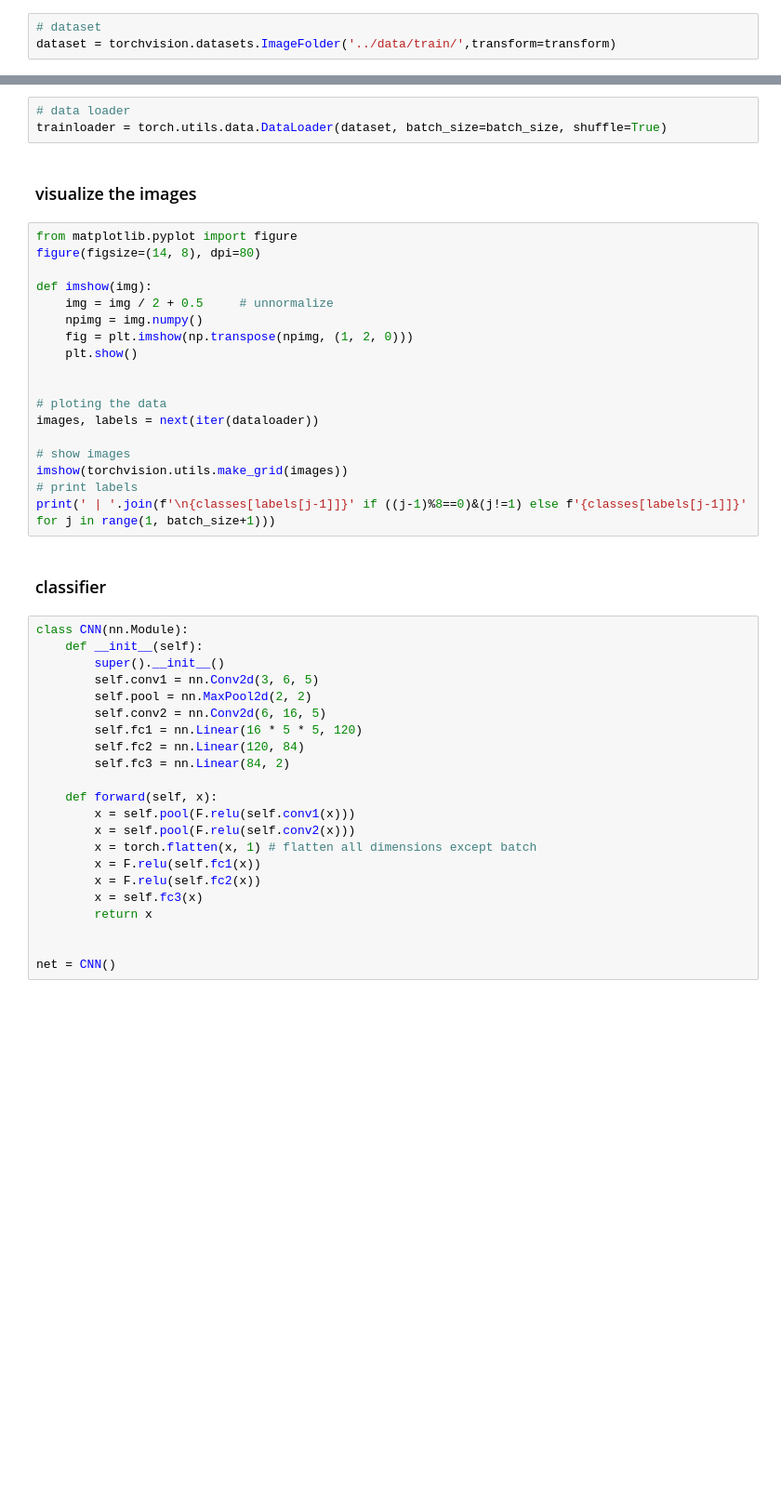
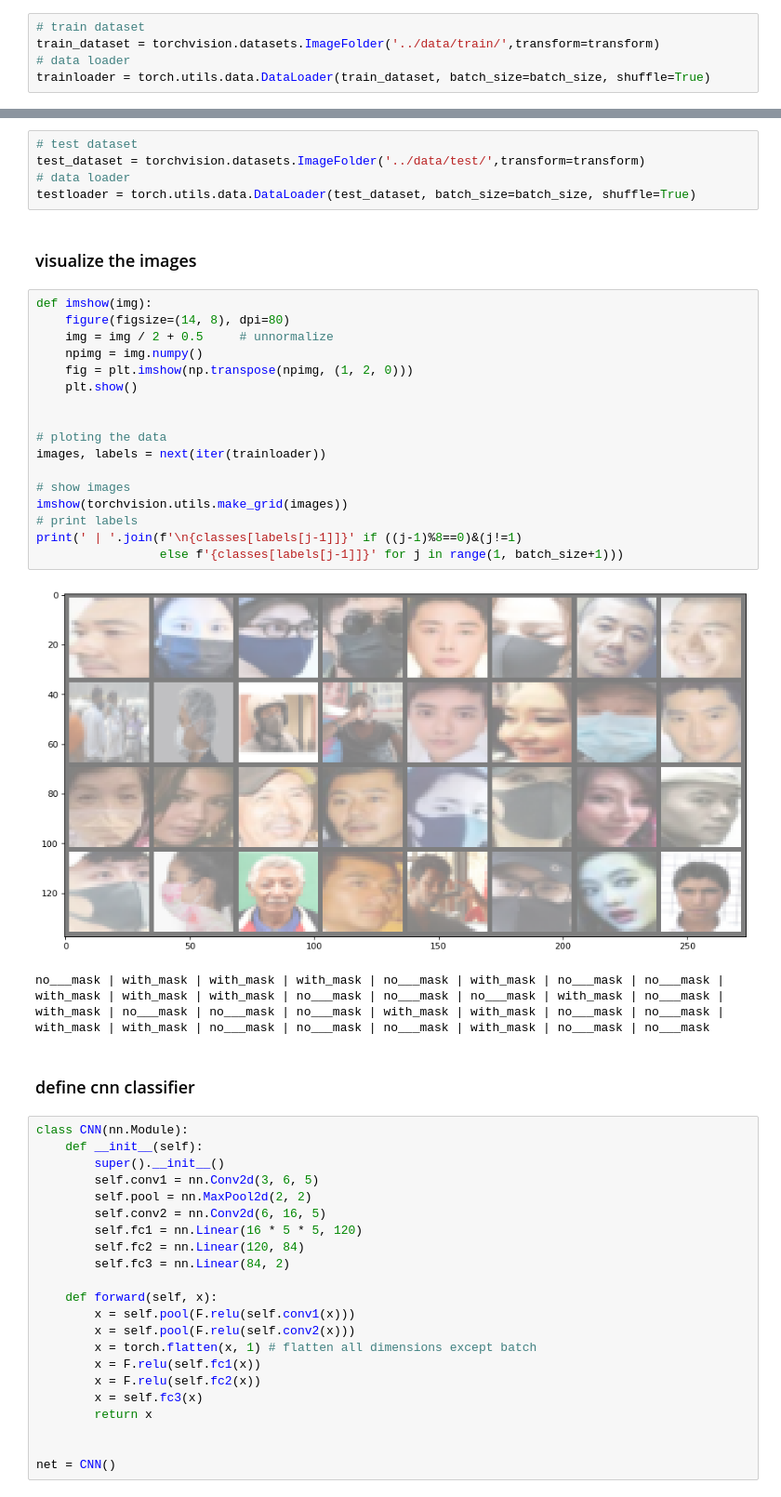
Before and after one commit to DaliDalmas/face-mask-identification-system, a Jupyter notebook: lab/training/training cnn 1.ipynb, the cells around one changed output, grey strips where cells are left out. Shown: that part at 93% size. Cells and saved outputs as stored; diff of their text form; blank space fills up the shorter version.

Commit message:
trained a model

```diff
--- a/lab/training/training cnn 1.ipynb
+++ b/lab/training/training cnn 1.ipynb
@@ -16,5 +17,7 @@ transform = torchvision.transforms.Compose([
     torchvision.transforms.ToTensor()
 ])
 # %%
-# dataset
-dataset = torchvision.datasets.ImageFolder('../data/train/',transform=transform)
+# train dataset
+train_dataset = torchvision.datasets.ImageFolder('../data/train/',transform=transform)
+# data loader
+trainloader = torch.utils.data.DataLoader(train_dataset, batch_size=batch_size, shuffle=True)
@@ -23,28 +24,35 @@ dataset
 # %%
+# test dataset
+test_dataset = torchvision.datasets.ImageFolder('../data/test/',transform=transform)
 # data loader
-trainloader = torch.utils.data.DataLoader(dataset, batch_size=batch_size, shuffle=True)
+testloader = torch.utils.data.DataLoader(test_dataset, batch_size=batch_size, shuffle=True)
 # %% [markdown]
 ### visualize the images
 # %%
-from matplotlib.pyplot import figure
-figure(figsize=(14, 8), dpi=80)
-
 def imshow(img):
+    figure(figsize=(14, 8), dpi=80)
     img = img / 2 + 0.5     # unnormalize
     npimg = img.numpy()
     fig = plt.imshow(np.transpose(npimg, (1, 2, 0)))
     plt.show()
 
 
 # ploting the data
-images, labels = next(iter(dataloader))
+images, labels = next(iter(trainloader))
 
 # show images
 imshow(torchvision.utils.make_grid(images))
 # print labels
-print(' | '.join(f'\n{classes[labels[j-1]]}' if ((j-1)%8==0)&(j!=1) else f'{classes[labels[j-1]]}' for j in range(1, batch_size+1)))
+print(' | '.join(f'\n{classes[labels[j-1]]}' if ((j-1)%8==0)&(j!=1)
+                 else f'{classes[labels[j-1]]}' for j in range(1, batch_size+1)))
+# %% [output]
+[figure, added]
+no___mask | with_mask | with_mask | with_mask | no___mask | with_mask | no___mask | no___mask |
+with_mask | with_mask | with_mask | no___mask | no___mask | no___mask | with_mask | no___mask |
+with_mask | no___mask | no___mask | no___mask | with_mask | with_mask | no___mask | no___mask |
+with_mask | with_mask | no___mask | no___mask | no___mask | with_mask | no___mask | no___mask
 # %% [markdown]
-### classifier
+### define cnn classifier
 # %%
 class CNN(nn.Module):
     def __init__(self):
```
Also changed, not shown: parts of 13 cells of this notebook, 2 other files.
